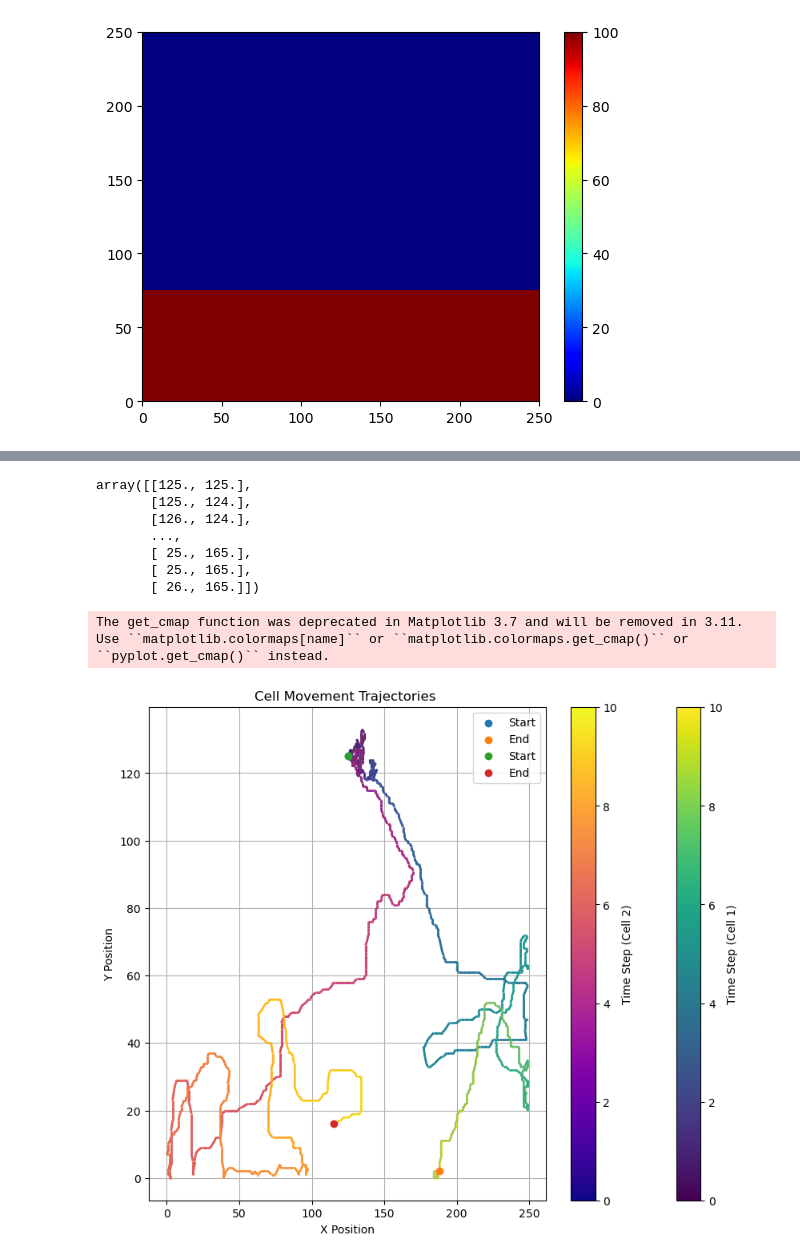
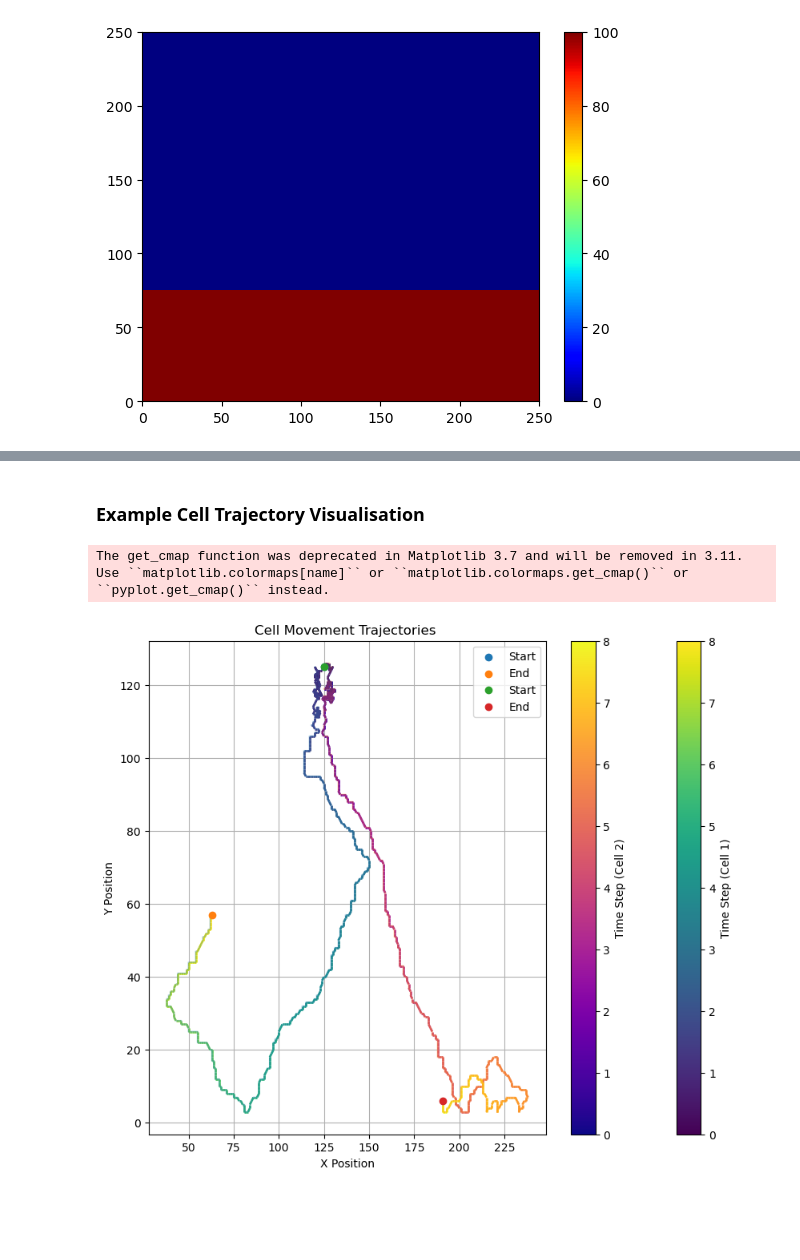
Before and after one commit to Maciej1407/ChemotaxA, a Jupyter notebook: AnalysisNotebook.ipynb, the cells around one changed output, grey strips where cells are left out. Drawn from its saved outputs; the diff is of its cells as text; code cells hidden in the pictures; blank space fills up the shorter version.

```diff
--- a/AnalysisNotebook.ipynb
+++ b/AnalysisNotebook.ipynb
@@ -764,35 +820,49 @@ def plot_history_2(position_history, ax=None, color=None, cmap='viridis', label=
     ax.legend()
 
     return fig, ax, lc
-# %%
-cell_0_pos_history[:,1:]
-# %% [output]
-array([[125., 125.],
-       [125., 124.],
-       [126., 124.],
-       ...,
-       [ 25., 165.],
-       [ 25., 165.],
-       [ 26., 165.]])
-# %%
-fig, ax = plt.subplots(figsize=(10,8))
-
-trajectories = [ cell_2_pos_history, cell_3_pos_history]
-
-num_trajectories = len(trajectories)
-colors = cm.get_cmap('hsv', num_trajectories)
-
-
-colormaps = ['viridis','plasma', 'winter']
-
-for idx, traj in enumerate(trajectories):
-    fig, ax, lc = plot_history_2(traj, ax=ax, cmap=colormaps[idx], label=f'Cell {idx + 1}')
-    cbar = plt.colorbar(lc, ax=ax, label=f'Time Step (Cell {idx + 1})')
-    cbar.set_label(f'Time Step (Cell {idx + 1})')
-
-ax.legend()
-plt.title("Cell Movement Trajectories ")
-plt.show()
-# %% [output]
-The get_cmap function was deprecated in Matplotlib 3.7 and will be removed in 3.11. Use ``matplotlib.colormaps[name]`` or ``matplotlib.colormaps.get_cmap()`` or ``pyplot.get_cmap()`` instead.
-[figure, removed]
+# %% [markdown]
+### Example Cell Trajectory Visualisation
+# %%
+fig, ax = plt.subplots(figsize=(10,8))
+"""
+This script visualizes the movement trajectories of cells using matplotlib.
+The script performs the following steps:
+1. Creates a figure and axis for plotting.
+2. Defines the trajectories of cells to be plotted.
+3. Determines the number of trajectories and sets up a colormap.
+4. Iterates over each trajectory, plotting it with a specific colormap and adding a colorbar.
+5. Adds a legend and title to the plot, then displays it.
+Functions:
+- plot_history_2: A function that plots the history of a cell's position on the given axis with the specified colormap.
+Variables:
+- fig: The figure object for the plot.
+- ax: The axis object for the plot.
+- trajectories: A list containing the position histories of the cells.
+- num_trajectories: The number of trajectories to be plotted.
+- colors: The colormap for the trajectories.
+- colormaps: A list of colormaps to be used for each trajectory.
+- idx: The index of the current trajectory in the loop.
+- traj: The current trajectory being plotted.
+- lc: The LineCollection object returned by the plot_history_2 function.
+- cbar: The colorbar object for the current trajectory.
+"""
+
+trajectories = [cell_0_pos_history, cell_1_pos_history]
+
+num_trajectories = len(trajectories)
+colors = cm.get_cmap('hsv', num_trajectories)
+
+
+colormaps = ['viridis', 'plasma']
+
+for idx, traj in enumerate(trajectories):
+    fig, ax, lc = plot_history_2(traj, ax=ax, cmap=colormaps[idx], label=f'Cell {idx + 1}')
+    cbar = plt.colorbar(lc, ax=ax, label=f'Time Step (Cell {idx + 1})')
+    cbar.set_label(f'Time Step (Cell {idx + 1})')
+
+ax.legend()
+plt.title("Cell Movement Trajectories ")
+plt.show()
+# %% [output]
+The get_cmap function was deprecated in Matplotlib 3.7 and will be removed in 3.11. Use ``matplotlib.colormaps[name]`` or ``matplotlib.colormaps.get_cmap()`` or ``pyplot.get_cmap()`` instead.
+[figure, added]
```
Also changed, not shown: parts of 68 cells of this notebook.
